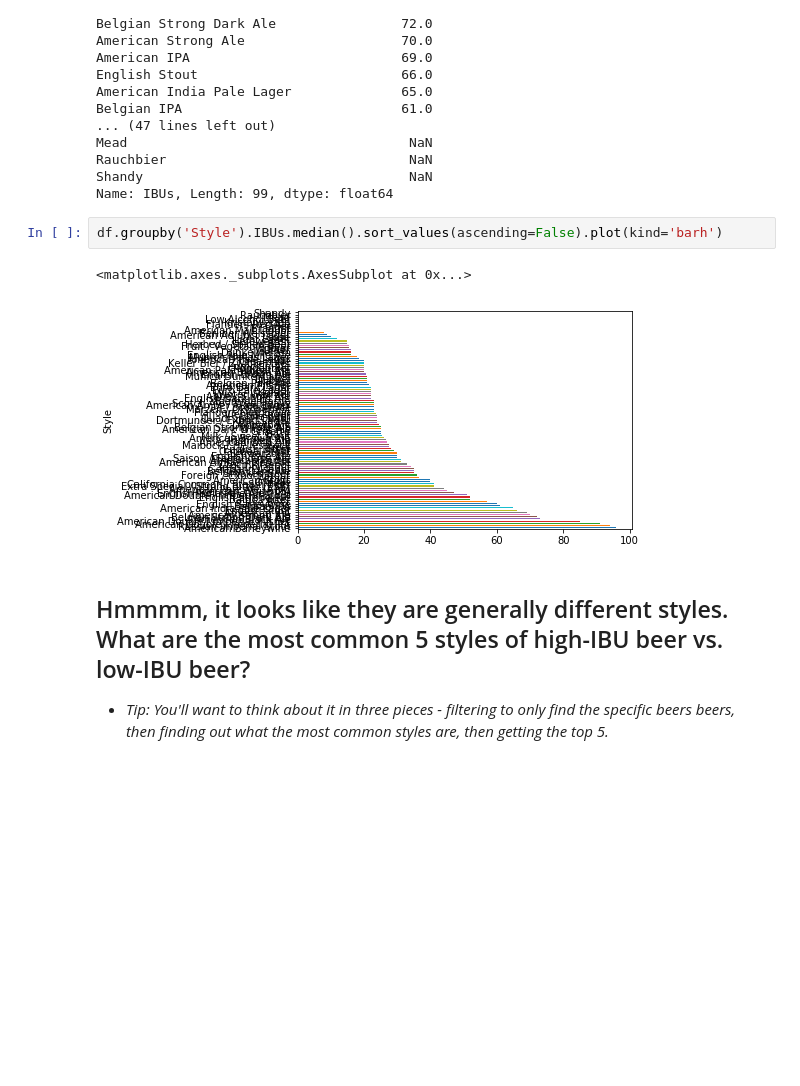
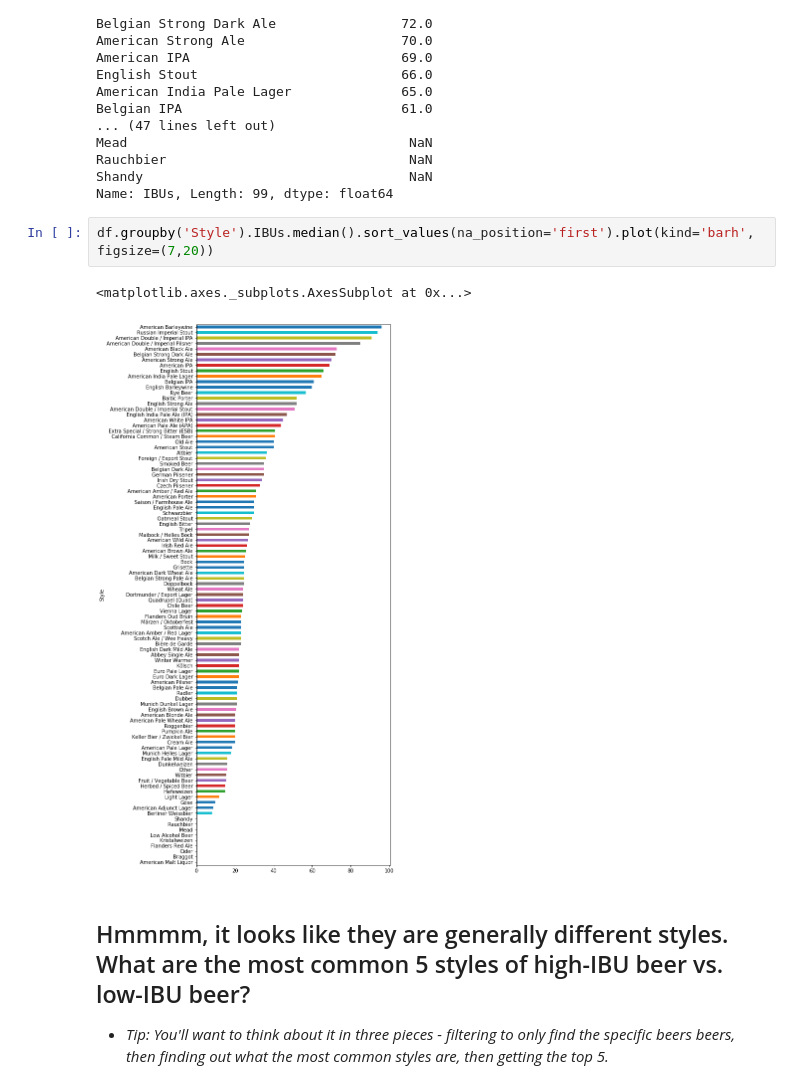
Before and after one commit to adi07wad/foundations-1, a Jupyter notebook: 06-homework-part1/Dataset ONE - Beer cans.ipynb, the cells around one changed output. Drawn from its saved outputs; the diff is of its cells as text; blank space fills up the shorter version.

```diff
--- a/06-homework-part1/Dataset ONE - Beer cans.ipynb
+++ b/06-homework-part1/Dataset ONE - Beer cans.ipynb
@@ -416,10 +404,10 @@ Rauchbier                               NaN
 Shandy                                  NaN
 Name: IBUs, Length: 99, dtype: float64
 # %%
-df.groupby('Style').IBUs.median().sort_values(ascending=False).plot(kind='barh')
+df.groupby('Style').IBUs.median().sort_values(na_position='first').plot(kind='barh', figsize=(7,20))
 # %% [output]
 <matplotlib.axes._subplots.AxesSubplot at 0x...>
-[figure, old version]
+[figure, new version]
 # %% [markdown]
 ## Hmmmm, it looks like they are generally different styles. What are the most common 5 styles of high-IBU beer vs. low-IBU beer?
 
```
Also changed, not shown: parts of 10 cells of this notebook, 4 other files.
